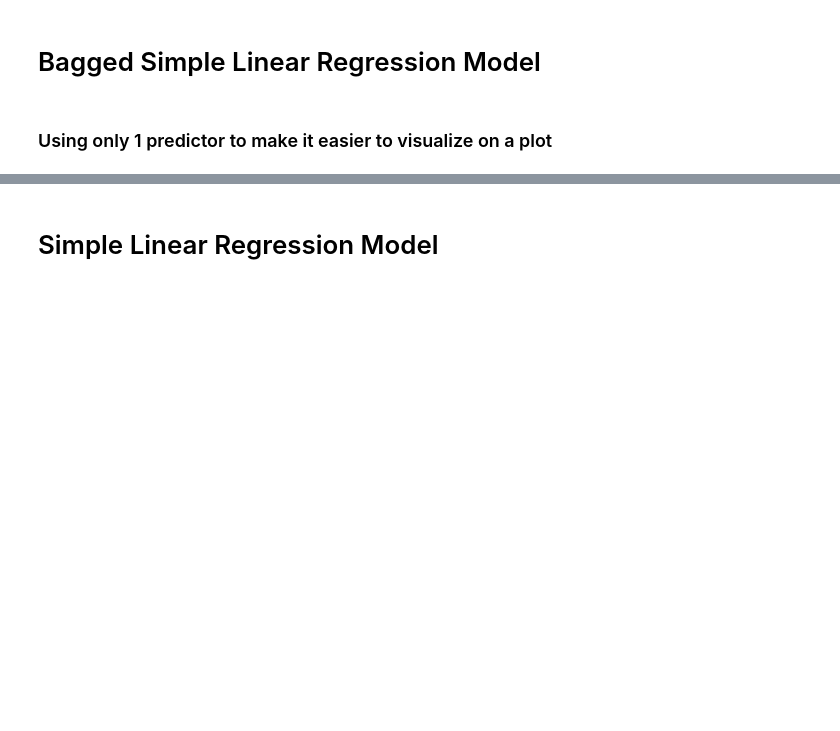
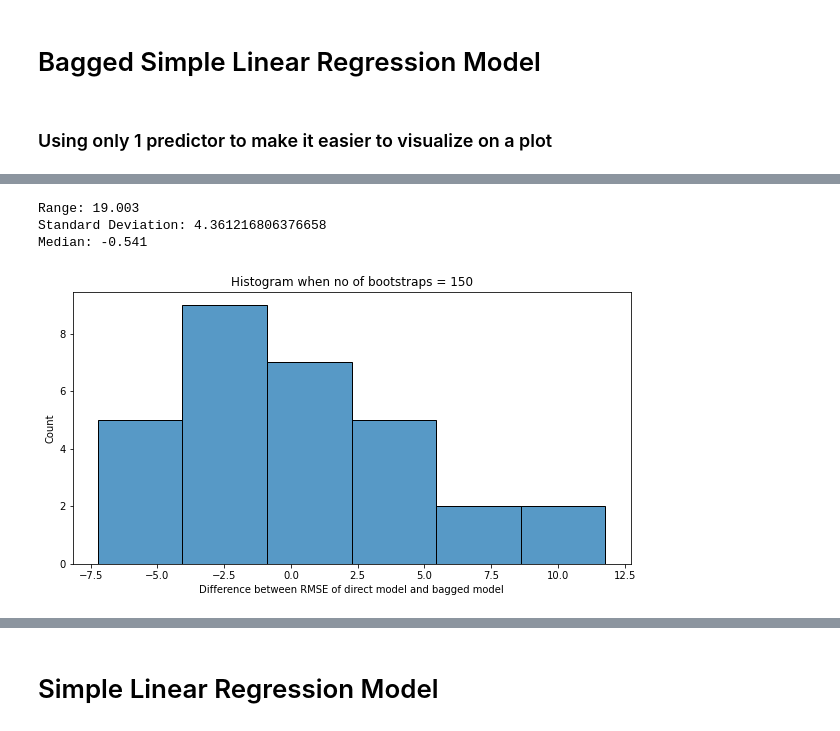
Before and after one commit to akshayamrit/Bagging-on-low-variance-models, a Jupyter notebook: Bagging on Linear Regression.ipynb, the cells around one changed output, grey strips where cells are left out. Drawn from its saved outputs; the diff is of its cells as text; code cells hidden in the pictures; blank space fills up the shorter version.

```diff
--- a/Bagging on Linear Regression.ipynb
+++ b/Bagging on Linear Regression.ipynb
@@ -120,0 +201,14 @@ class BaggedRegression:
+# %%
+print('Range: {}'.format(np.max(bagged_pred_diff_150) - np.min(bagged_pred_diff_150)))
+print('Standard Deviation: {}'.format(np.std(bagged_pred_diff_150)))
+print('Median: {}'.format(np.median(bagged_pred_diff_150)))
+
+sns.histplot(data = bagged_pred_diff_150)
+plt.xlabel('Difference between RMSE of direct model and bagged model')
+plt.title('Histogram when no of bootstraps = 150')
+plt.show()
+# %% [output]
+Range: 19.003
+Standard Deviation: 4.361216806376658
+Median: -0.541
+[figure, added]
```
Also changed, not shown: parts of 17 cells of this notebook, 4 other files.
